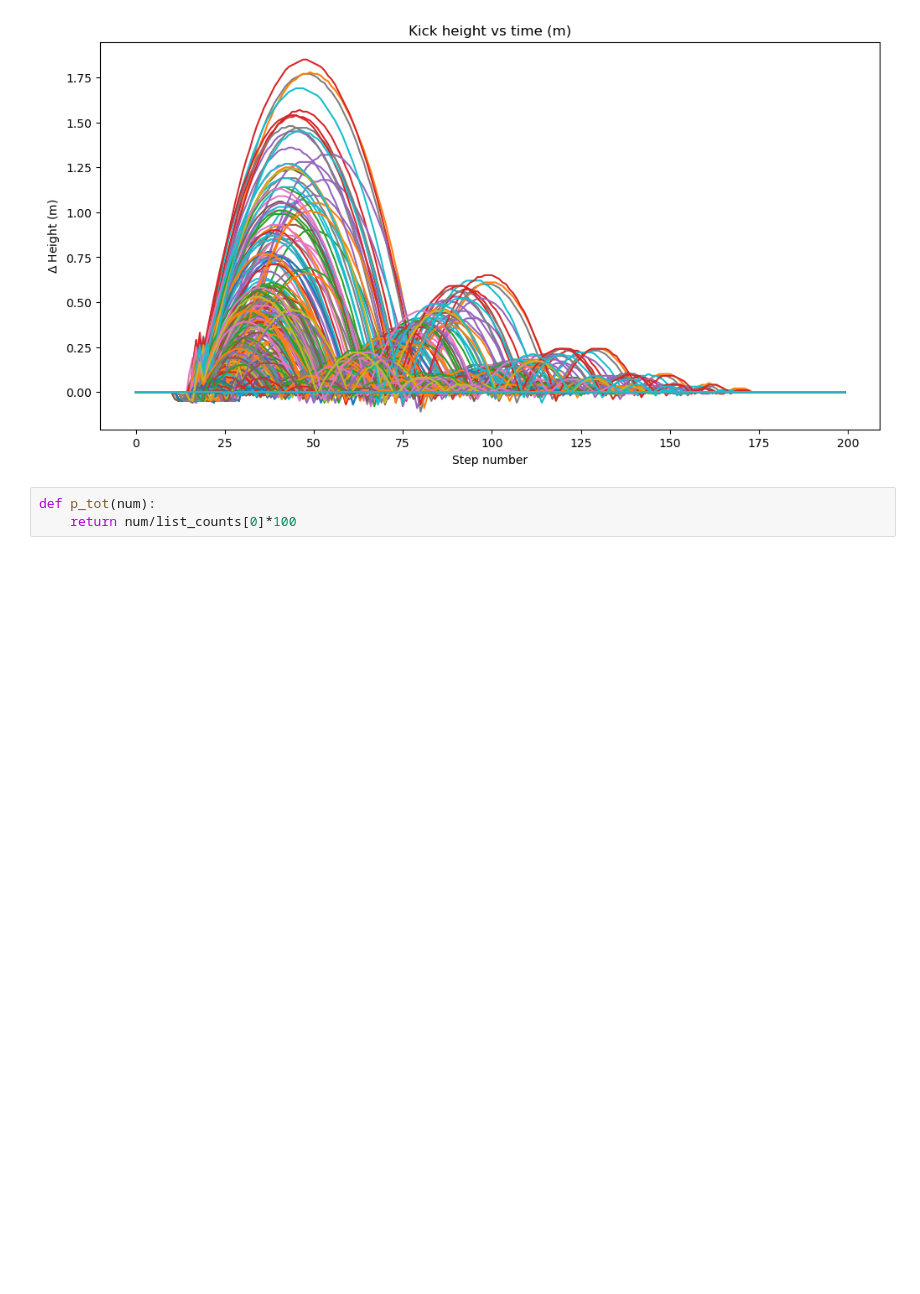
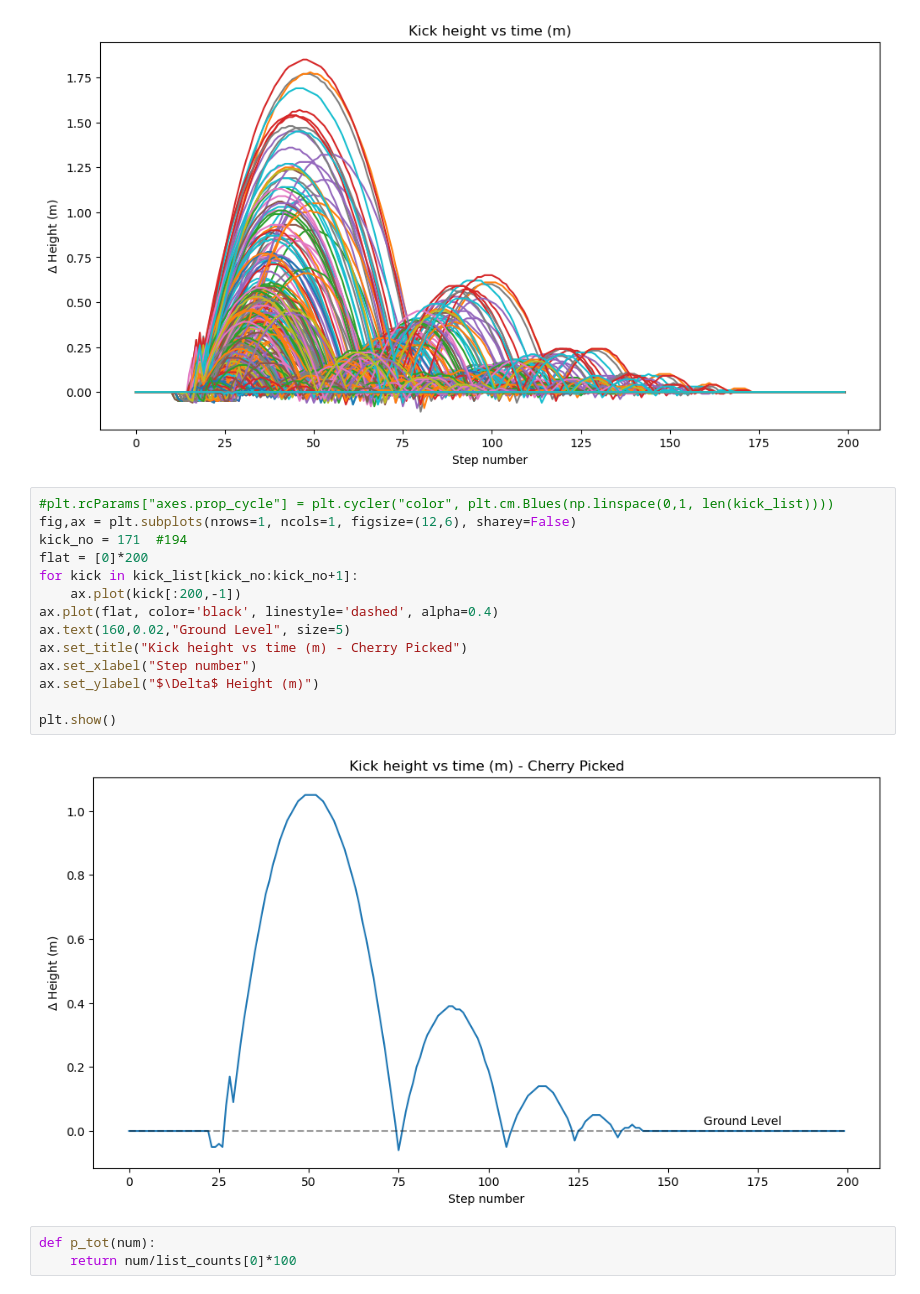
Before and after one commit to 262882/msc_trackdata_wrangling, a Jupyter notebook: notebook/tracking_stats.ipynb, the cells around one changed output. Drawn from its saved outputs; the diff is of its cells as text; blank space fills up the shorter version.

Commit message:
Additional cherry picked kick plot

```diff
--- a/notebook/tracking_stats.ipynb
+++ b/notebook/tracking_stats.ipynb
@@ -102,6 +102,22 @@ ax.set_ylabel("$\Delta$ Height (m)")
 plt.show()
 # %% [output]
 [figure]
+# %%
+#plt.rcParams["axes.prop_cycle"] = plt.cycler("color", plt.cm.Blues(np.linspace(0,1, len(kick_list))))
+fig,ax = plt.subplots(nrows=1, ncols=1, figsize=(12,6), sharey=False)
+kick_no = 171  #194
+flat = [0]*200
+for kick in kick_list[kick_no:kick_no+1]:
+    ax.plot(kick[:200,-1])
+ax.plot(flat, color='black', linestyle='dashed', alpha=0.4)
+ax.text(160,0.02,"Ground Level", size=5)
+ax.set_title("Kick height vs time (m) - Cherry Picked")
+ax.set_xlabel("Step number")
+ax.set_ylabel("$\Delta$ Height (m)")
+
+plt.show()
+# %% [output]
+[figure, added]
 # %%
 def p_tot(num):
     return num/list_counts[0]*100
```
